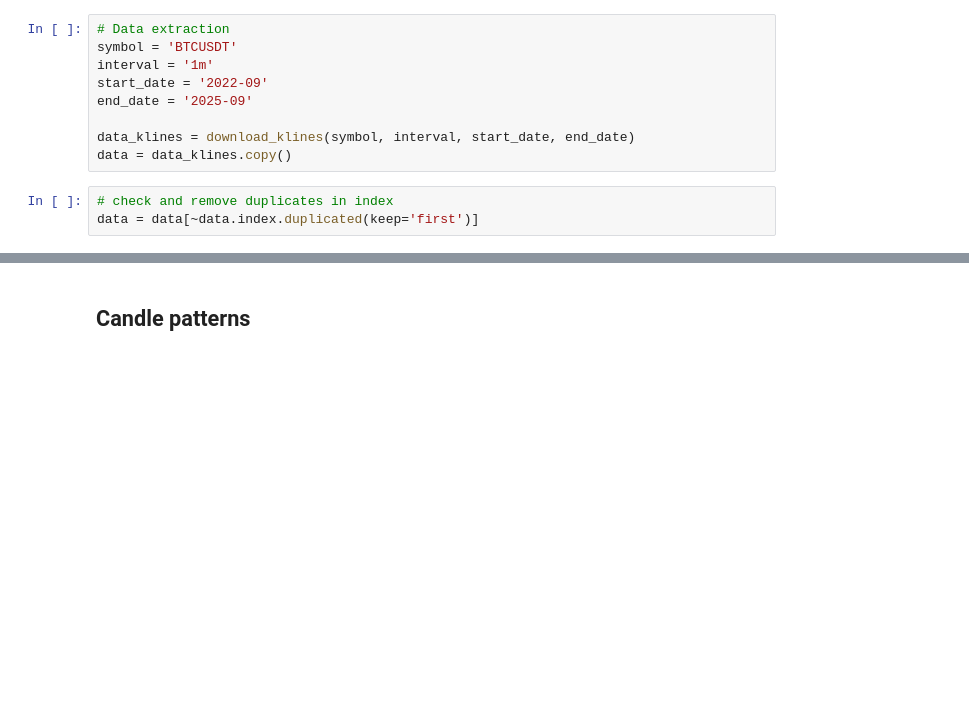
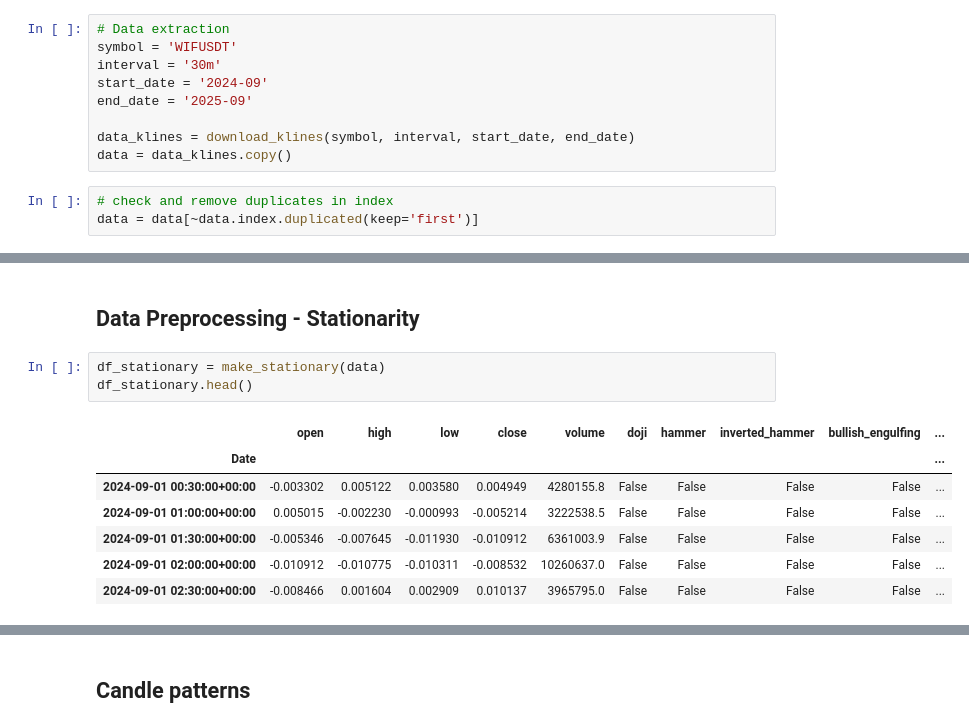
Before and after one commit to dkalenov/trading-bots-and-strategies, a Jupyter notebook: candle_pattern_strategy/Pattern_strategy.ipynb, the cells around one changed output, grey strips where cells are left out. Saved outputs shown, nothing was run; the diff lists cells and outputs as text; blank space fills up the shorter version.

```diff
--- a/candle_pattern_strategy/Pattern_strategy.ipynb
+++ b/candle_pattern_strategy/Pattern_strategy.ipynb
@@ -1006,9 +1244,9 @@ def find_multicollinearity(dataframe, methods=['phik'], threshold=0.8):
 ## Data extraction
 # %%
 # Data extraction
-symbol = 'BTCUSDT'
-interval = '1m'
-start_date = '2022-09'
+symbol = 'WIFUSDT'
+interval = '30m'
+start_date = '2024-09'
 end_date = '2025-09'
 
 data_klines = download_klines(symbol, interval, start_date, end_date)
@@ -1032,0 +1296,13 @@ plt.show()
+# %% [markdown]
+## Data Preprocessing - Stationarity
+# %%
+df_stationary = make_stationary(data)
+df_stationary.head()
+# %% [output]
+|  | open | high | low | close | volume | doji | hammer | inverted_hammer | bullish_engulfing | ... |
+| Date |  |  |  |  |  |  |  |  |  | ... |
+| 2024-09-01 00:30:00+00:00 | -0.003302 | 0.005122 | 0.003580 | 0.004949 | 4280155.8 | False | False | False | False | ... |
+| 2024-09-01 01:00:00+00:00 | 0.005015 | -0.002230 | -0.000993 | -0.005214 | 3222538.5 | False | False | False | False | ... |
+| 2024-09-01 01:30:00+00:00 | -0.005346 | -0.007645 | -0.011930 | -0.010912 | 6361003.9 | False | False | False | False | ... |
+| 2024-09-01 02:00:00+00:00 | -0.010912 | -0.010775 | -0.010311 | -0.008532 | 10260637.0 | False | False | False | False | ... |
+| 2024-09-01 02:30:00+00:00 | -0.008466 | 0.001604 | 0.002909 | 0.010137 | 3965795.0 | False | False | False | False | ... |
```
Also changed, not shown: parts of 32 cells of this notebook.
